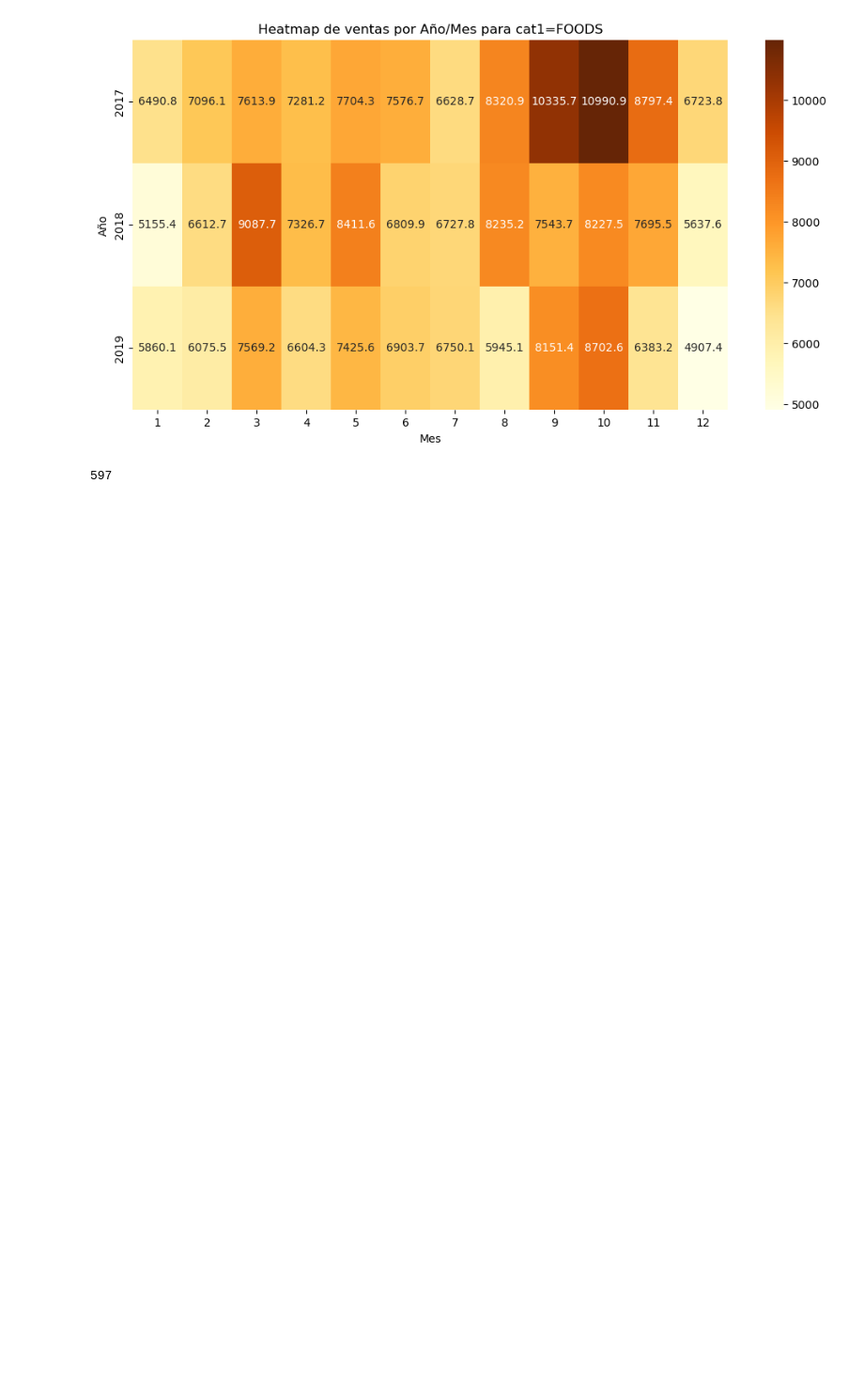
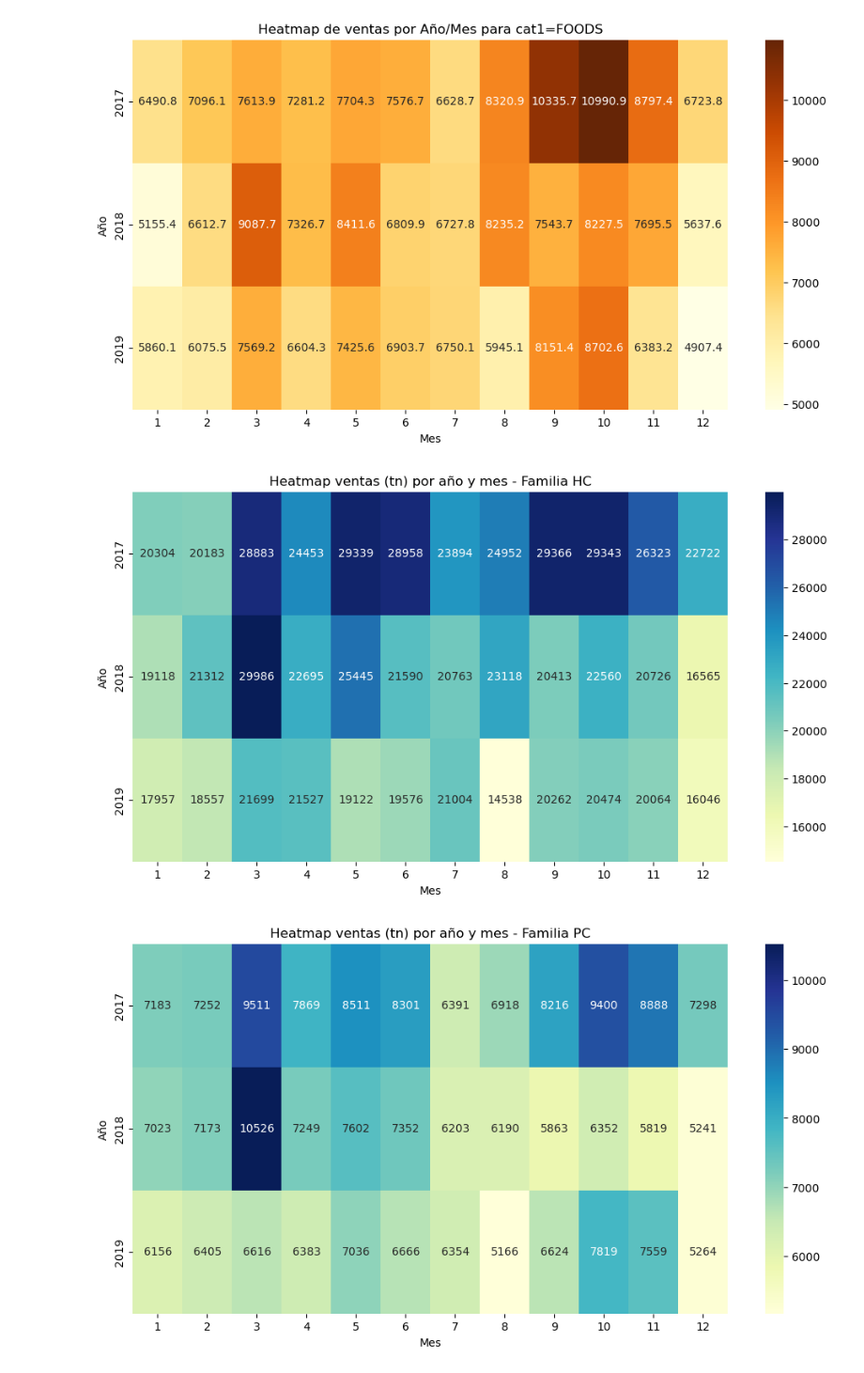
Before and after one commit to leonardoheis/lab3, a Jupyter notebook: notebooks/eda.ipynb, the cells around one changed output. Shown at 94% size. Cells and saved outputs as stored; diff of their text form; code cells hidden in the pictures; blank space fills up the shorter version.

```diff
--- a/notebooks/eda.ipynb
+++ b/notebooks/eda.ipynb
@@ -427,7 +430,28 @@ for cat in cat_principales:
 [figure]
 [figure]
 [figure]
-# %%
-sell_in['customer_id'].nunique()
-# %% [output]
-597
+# %%
+# Si no lo hiciste antes
+ventas_familia = sell_in.merge(productos[['product_id', 'cat1']], on='product_id', how='left')
+
+ventas_familia['año'] = ventas_familia['periodo'].dt.year
+ventas_familia['mes'] = ventas_familia['periodo'].dt.month
+
+
+familias = ventas_familia['cat1'].dropna().unique()  # Todas las familias
+for fam in familias:
+    data = ventas_familia[ventas_familia['cat1'] == fam]
+    tabla = data.groupby(['año', 'mes'])['tn'].sum().reset_index()
+    pivot = tabla.pivot(index='año', columns='mes', values='tn')
+    if pivot.empty or pivot.isnull().all().all():
+        print(f"Sin datos para familia {fam}")
+        continue
+    plt.figure(figsize=(12,6))
+    sns.heatmap(pivot, annot=True, fmt=".0f", cmap="YlGnBu")
+    plt.title(f"Heatmap ventas (tn) por año y mes - Familia {fam}")
+    plt.xlabel('Mes')
+    plt.ylabel('Año')
+    plt.show()
+# %% [output]
+[figure, added]
+[figure, added]
```
Also changed, not shown: parts of 9 cells of this notebook, 3 other files.
